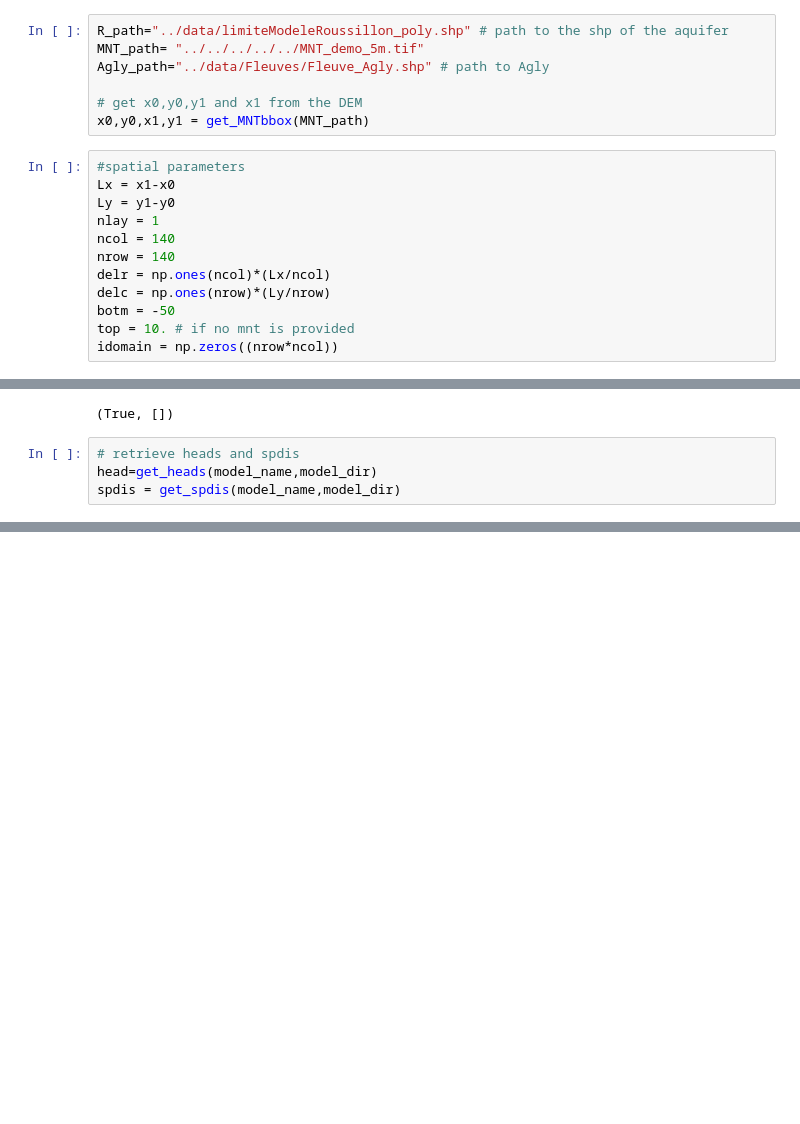
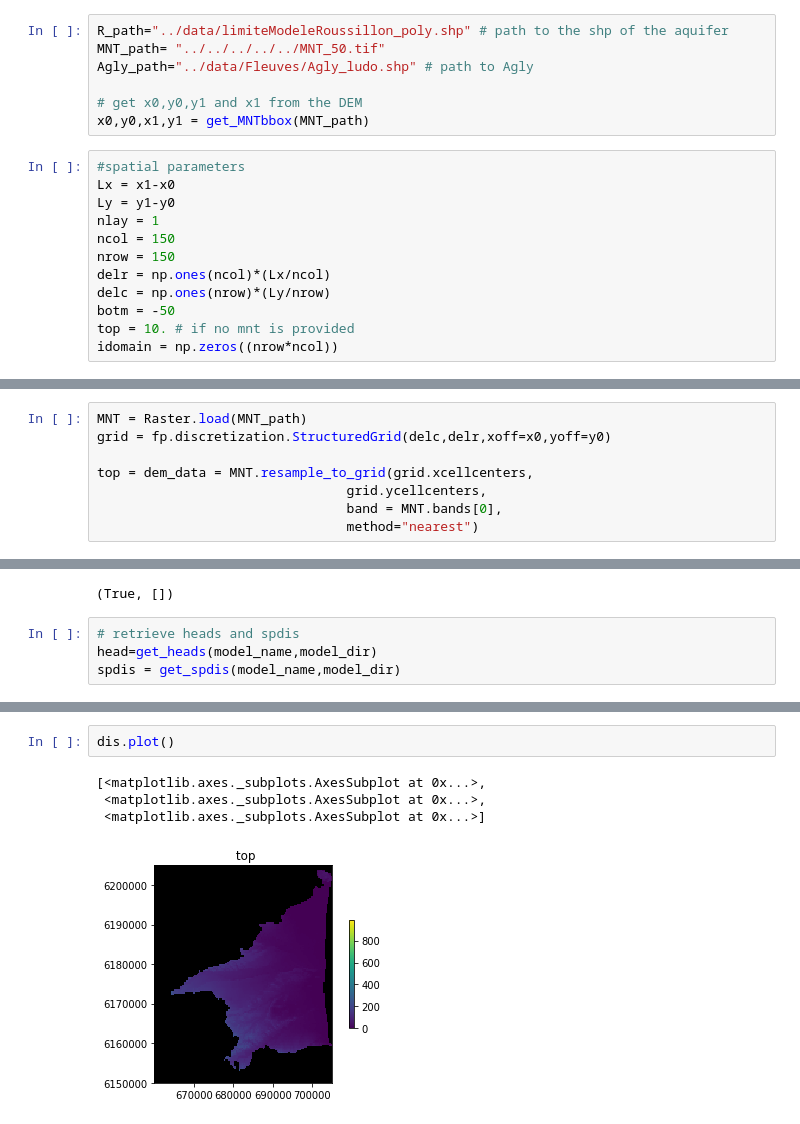
Before and after one commit to LudovicSchorpp/TM_Ludovic_Schorpp, a Jupyter notebook: codes_tests/Modeles2D/test_premier_model/test_premier_model.ipynb, the cells around one changed output, grey strips where cells are left out. Drawn from its saved outputs; the diff is of its cells as text; blank space fills up the shorter version.

```diff
--- a/codes_tests/Modeles2D/test_premier_model/test_premier_model.ipynb
+++ b/codes_tests/Modeles2D/test_premier_model/test_premier_model.ipynb
@@ -21,8 +25,8 @@ model_name="dis_test"
 exe_name="../../exe/mf6"
 # %%
 R_path="../data/limiteModeleRoussillon_poly.shp" # path to the shp of the aquifer
-MNT_path= "../../../../../MNT_demo_5m.tif"
-Agly_path="../data/Fleuves/Fleuve_Agly.shp" # path to Agly
+MNT_path= "../../../../../MNT_50.tif"
+Agly_path="../data/Fleuves/Agly_ludo.shp" # path to Agly
 
 # get x0,y0,y1 and x1 from the DEM
 x0,y0,x1,y1 = get_MNTbbox(MNT_path)
@@ -31,8 +35,8 @@ x0,y0,x1,y1 = get_MNTbbox(MNT_path)
 Lx = x1-x0
 Ly = y1-y0
 nlay = 1
-ncol = 140
-nrow = 140
+ncol = 150
+nrow = 150
 delr = np.ones(ncol)*(Lx/ncol)
 delc = np.ones(nrow)*(Ly/nrow)
 botm = -50
@@ -50,2 +58,10 @@ top = Imreduction(imar,nrow,ncol)
+# %%
+MNT = Raster.load(MNT_path)
+grid = fp.discretization.StructuredGrid(delc,delr,xoff=x0,yoff=y0)
+
+top = dem_data = MNT.resample_to_grid(grid.xcellcenters,
+                                grid.ycellcenters,
+                                band = MNT.bands[0],
+                                method="nearest")
 # %%
 R = gp.read_file(R_path) # import shapefile with geopandas
@@ -221,0 +286,7 @@ fp.plot.plot_shapefile(BCsea_path,ax=ax,edgecolor="r",facecolor="none",linewidth
+# %%
+dis.plot()
+# %% [output]
+[<matplotlib.axes._subplots.AxesSubplot at 0x...>,
+ <matplotlib.axes._subplots.AxesSubplot at 0x...>,
+ <matplotlib.axes._subplots.AxesSubplot at 0x...>]
+[figure, added]
```
Also changed, not shown: parts of 15 cells of this notebook, 23 other files.
